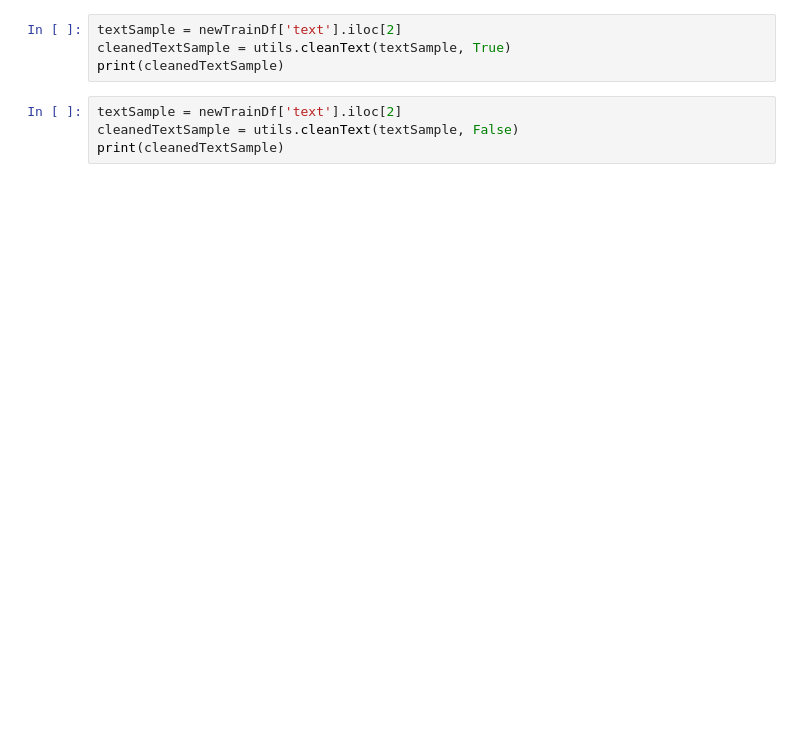
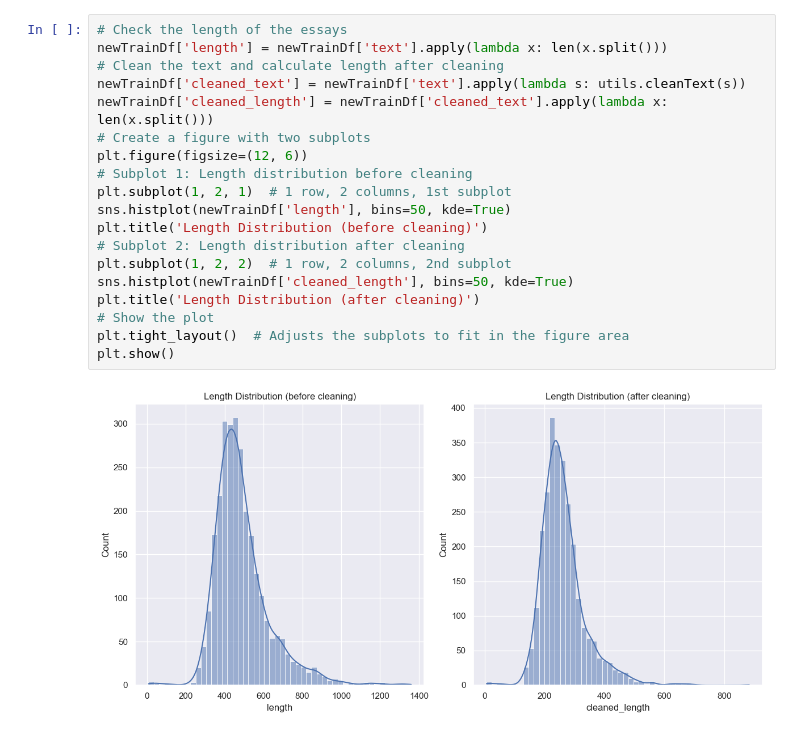
Before and after one commit to pauloakira/ai-detection-generated-text, a Jupyter notebook: analysis_notebook.ipynb, the cells around one changed output. Drawn from its saved outputs; the diff is of its cells as text; blank space fills up the shorter version.

Commit message:
Clean the texts and plot length

```diff
--- a/analysis_notebook.ipynb
+++ b/analysis_notebook.ipynb
@@ -88,8 +161,21 @@ print(f"After dropping duplicates: {len(newTrainDf)}")
-# %%
-textSample = newTrainDf['text'].iloc[2]
-cleanedTextSample = utils.cleanText(textSample, True)
-print(cleanedTextSample)
-# %%
-textSample = newTrainDf['text'].iloc[2]
-cleanedTextSample = utils.cleanText(textSample, False)
-print(cleanedTextSample)
+# %%
+# Check the length of the essays
+newTrainDf['length'] = newTrainDf['text'].apply(lambda x: len(x.split()))
+# Clean the text and calculate length after cleaning
+newTrainDf['cleaned_text'] = newTrainDf['text'].apply(lambda s: utils.cleanText(s))
+newTrainDf['cleaned_length'] = newTrainDf['cleaned_text'].apply(lambda x: len(x.split()))
+# Create a figure with two subplots
+plt.figure(figsize=(12, 6))
+# Subplot 1: Length distribution before cleaning
+plt.subplot(1, 2, 1)  # 1 row, 2 columns, 1st subplot
+sns.histplot(newTrainDf['length'], bins=50, kde=True)
+plt.title('Length Distribution (before cleaning)')
+# Subplot 2: Length distribution after cleaning
+plt.subplot(1, 2, 2)  # 1 row, 2 columns, 2nd subplot
+sns.histplot(newTrainDf['cleaned_length'], bins=50, kde=True)
+plt.title('Length Distribution (after cleaning)')
+# Show the plot
+plt.tight_layout()  # Adjusts the subplots to fit in the figure area
+plt.show()
+# %% [output]
+[figure, added]
```
Also changed, not shown: parts of 7 cells of this notebook.
